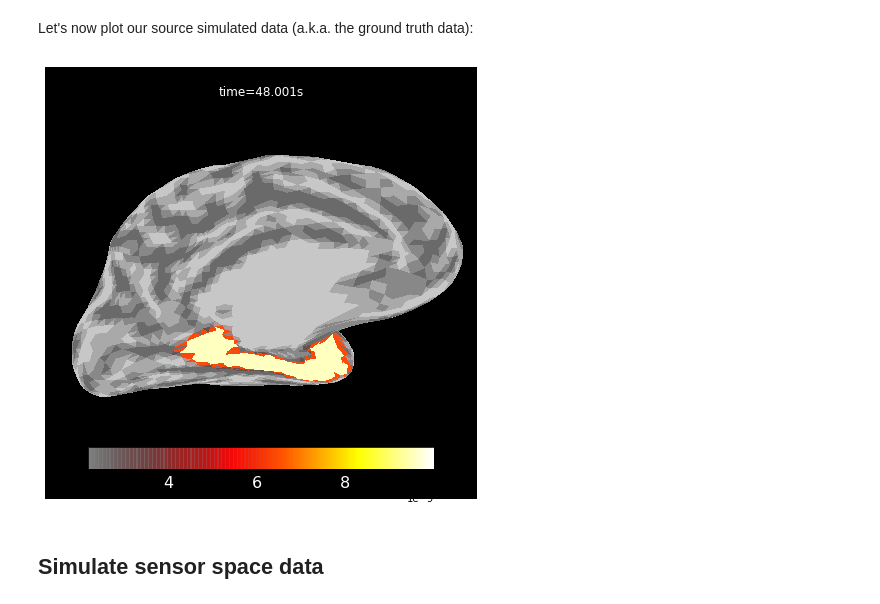
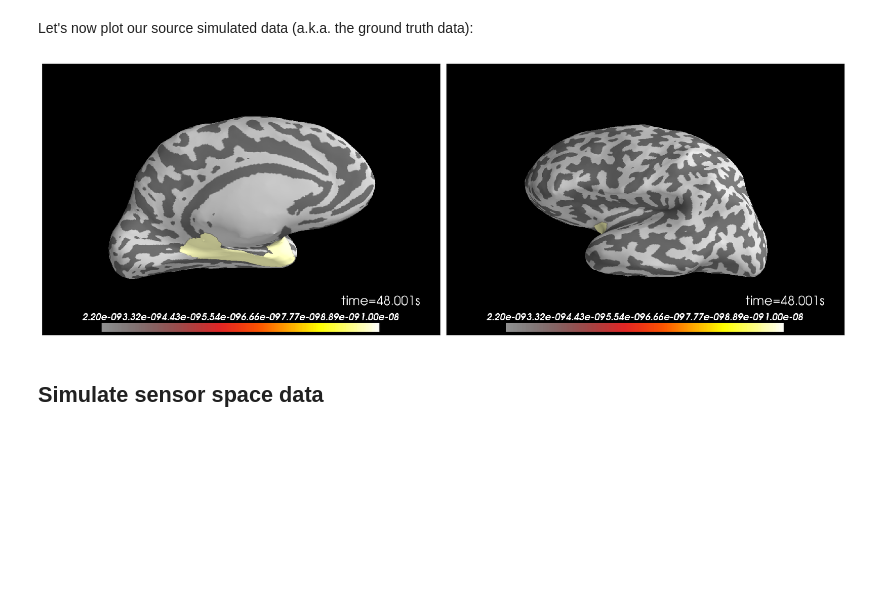
Before and after one commit to martinagvilas/deep-source, a Jupyter notebook: notebooks/MNE-pipeline_overview.ipynb, the cells around one changed output. Saved outputs shown, nothing was run; the diff lists cells and outputs as text; code cells hidden in the pictures; blank space fills up the shorter version.

```diff
--- a/notebooks/MNE-pipeline_overview.ipynb
+++ b/notebooks/MNE-pipeline_overview.ipynb
@@ -15,6 +16,17 @@ warnings.filterwarnings("ignore", category=RuntimeWarning)
 warnings.filterwarnings("ignore", category=UserWarning)
 
 %matplotlib inline
+# %%
+def my_plot(image1,image2):
+    plt.figure(1,figsize=(30, 50))
+    plt.subplot(221)
+    plt.tick_params(axis='both', bottom=False, left=False, labelbottom=False, labelleft=False)
+    plt.imshow(img1)
+    plt.subplot(222)
+    plt.tick_params(axis='both', bottom=False, left=False, labelbottom=False, labelleft=False)
+    plt.imshow(img2)
+    plt.tight_layout()
+    plt.show()
 # %% [markdown]
 ## Create forward solution
 # %% [markdown]
@@ -98,13 +110,25 @@ Let's now plot our source simulated data (a.k.a. the ground truth data):
 # Get the source simulation
 stc_data = source_simulator.get_stc()
 
-# Plot source activation at peak time
-brain = stc_data.plot(subjects_dir=subjects_dir, initial_time=48, verbose=False,
-                      hemi='lh', views='med', backend='matplotlib')
+# Plot source activation at peak time and save it into png
+stc_plot_med = stc_data.plot(subjects_dir=subjects_dir, initial_time=48, verbose=False,
+                         hemi='lh', views='med')
 
-brain.show()
+filename_stc1 = 'stc_med.png'
+stc_plot_med.save_image(filename_stc1)
+
+stc_plot_lat = stc_data.plot(subjects_dir=subjects_dir, initial_time=48, verbose=False,
+                         hemi='lh', views='lat')
+
+filename_stc2 = 'stc_lat.png'
+stc_plot_lat.save_image(filename_stc2)
-# %% [output]
-[figure, removed]
+# %%
+img1 = mpimg.imread('stc_med.png')
+img2 = mpimg.imread('stc_lat.png')
+
+my_plot(img1,img2)
+# %% [output]
+[figure, added]
 # %% [markdown]
 ## Simulate sensor space data
 # %% [markdown]
```
Also changed, not shown: parts of 13 cells of this notebook.
